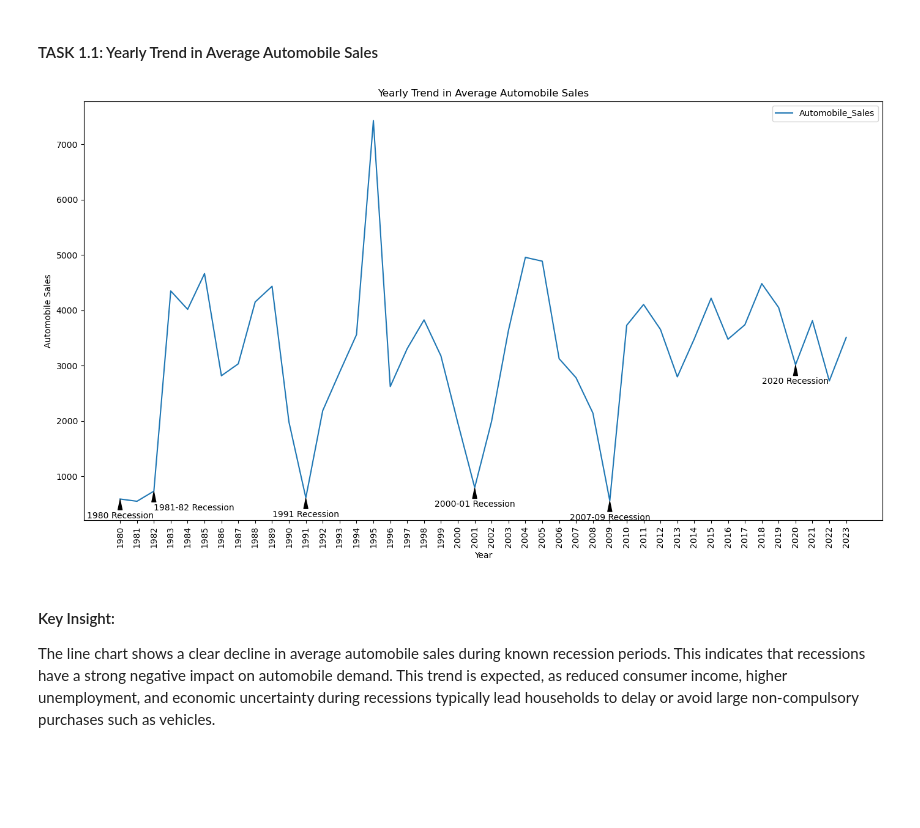
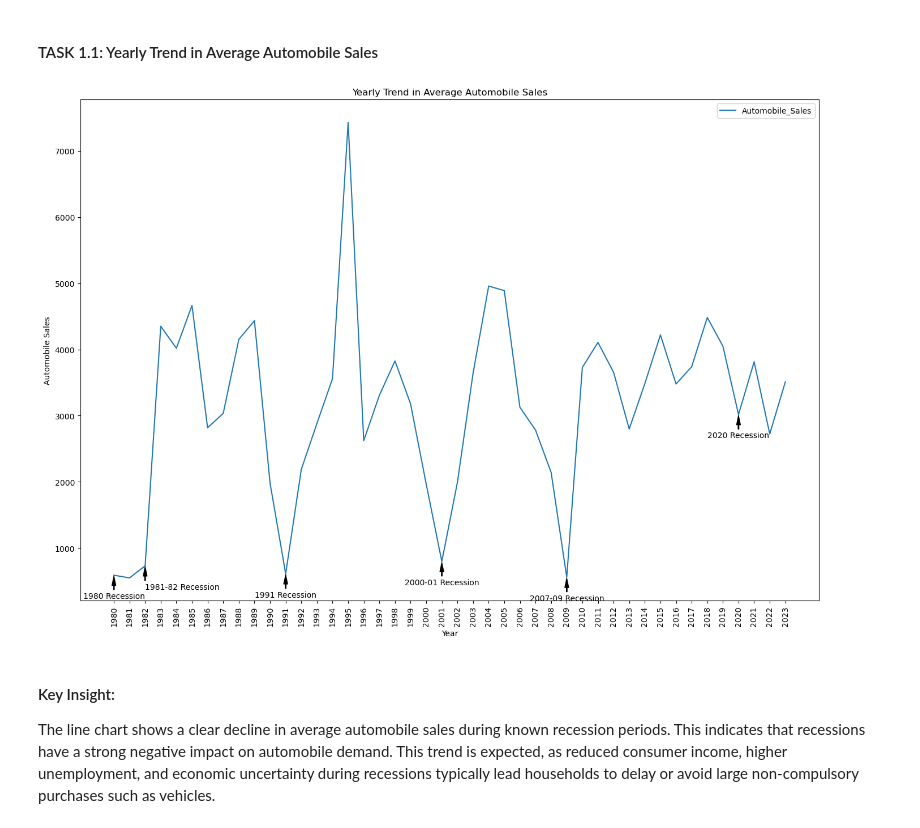
Before and after one commit to alinazir105/Automobile-Sales-Recession-Analysis, a Jupyter notebook: notebooks/recession_analysis.ipynb, the cells around one changed output. Cells and saved outputs as stored; diff of their text form; code cells hidden in the pictures; blank space fills up the shorter version.

```diff
--- a/notebooks/recession_analysis.ipynb
+++ b/notebooks/recession_analysis.ipynb
@@ -119,7 +119,7 @@ Index(['Date', 'Year', 'Month', 'Recession', 'Consumer_Confidence',
 #### TASK 1.1: Yearly Trend in Average Automobile Sales
 # %%
 avg_sales_data = df.groupby('Year')['Automobile_Sales'].mean().reset_index()
-avg_sales_data.plot(x='Year', y='Automobile_Sales', figsize=(14,8))
+avg_sales_data.plot(x='Year', y='Automobile_Sales', figsize=(14,10))
 plt.title('Yearly Trend in Average Automobile Sales')
 plt.xlabel('Year')
 plt.xticks(range(1980, 2024), rotation=90)
@@ -127,34 +127,34 @@ plt.ylabel('Automobile Sales')
 
 recessions = {
     1980: "1980 Recession",
     1982: "1981-82 Recession",
     1991: "1991 Recession",
     2001: "2000-01 Recession",
     2009: "2007-09 Recession",
     2020: "2020 Recession"
 }
 
 for year,label in recessions.items():
     sales_value = avg_sales_data[avg_sales_data['Year'] == year]['Automobile_Sales'].values[0]
     if year == 1982:
         plt.annotate(
         label,
         xy=(year, sales_value),
         xytext=(year, sales_value-350),
         arrowprops=dict(facecolor='black', shrink=0.05, width=1, headwidth=5)
     )
     else:
         plt.annotate(
         label,
         xy=(year, sales_value),
         xytext=(year, sales_value-350),
         horizontalalignment='center',
         arrowprops=dict(facecolor='black', shrink=0.05, width=1, headwidth=5)
     )
 plt.tight_layout()
 plt.show()
 # %% [output]
-[figure, old version]
+[figure, new version]
 # %% [markdown]
 #### Key Insight:
 The line chart shows a clear decline in average automobile sales during known recession periods. This indicates that recessions have a strong negative impact on automobile demand. This trend is expected, as reduced consumer income, higher unemployment, and economic uncertainty during recessions typically lead households to delay or avoid large non-compulsory purchases such as vehicles.
```
Also changed, not shown: 1 other file.
